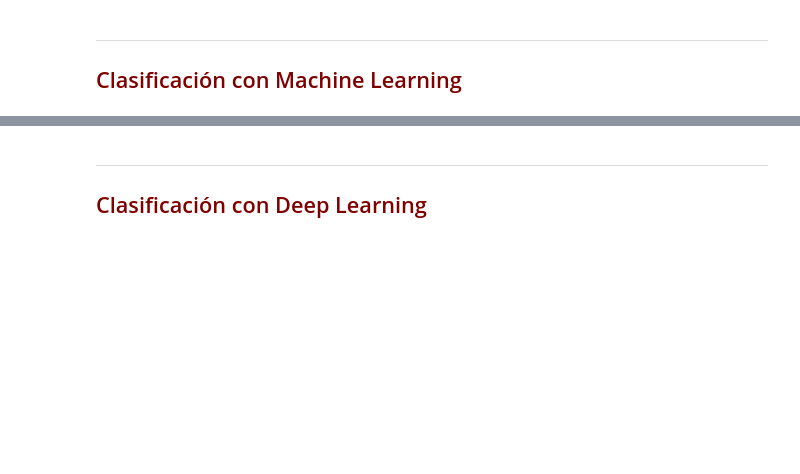
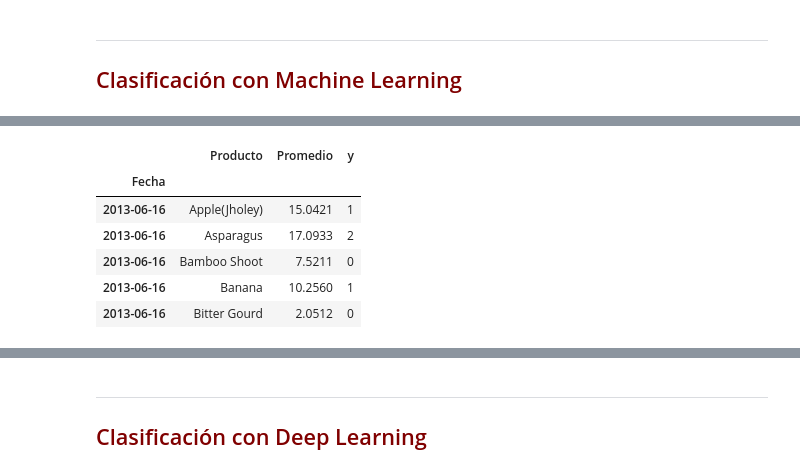
Before and after one commit to paucardenasg/Proyecto_MNLP, a Jupyter notebook: Proyecto_Final.ipynb, the cells around one changed output, grey strips where cells are left out. Cells and saved outputs as stored; diff of their text form; code cells hidden in the pictures; blank space fills up the shorter version.

```diff
--- a/Proyecto_Final.ipynb
+++ b/Proyecto_Final.ipynb
@@ -1235,0 +1261,36 @@ ___
+# %%
+# Crear listas para cada categoría nueva
+fruits = ['Apple', 'Banana', 'Fenugreek', 'Grapes', 'Lime', 'Mango', 'Papaya', 'Parseley', 'Pineapple', 'Pomegranate',
+          'Pumpkin', 'Sugarcane', 'Sweet', 'Tomato', 'Guava', 'Mombin', 'Barela', 'Lemon',  'Orange', 'Mandarin',
+          'Strawberry',  'Pear', 'Litchi', 'Kiwi', 'Tamarind', 'Kinnow', 'Water', 'Jack']
+veggies = ['Asparagus', 'Brinjal', 'Brocauli', 'Cabbage', 'Capsicum', 'Carrot', 'Cauli', 'Celery', 'Chilli',
+              'Christophine', 'Cucumber', 'Garlic', 'Lettuce', 'Mushroom', 'Onion',  'Potato', 'Spinach',
+              'Squash', 'Sugarbeet', 'Raddish', 'Maize', 'Cowpea', 'Yam', 'Knolkhol', 'Turnip', 'Red', 'Cow',
+              'Brd', 'Sword']
+others = ['Bamboo', 'Bitter', 'Bottle', 'Clive', 'Coriander', 'Cress', 'Drumstick', 'Fish',
+          'French', 'Ginger', 'Green', 'Gundruk', 'Mint', 'Mustard', 'Neuro', 'Okara', 'Pointed', 'Smooth',
+          'Snake', 'Soyabean', 'Tofu', 'Arum', 'Bakula', 'Bauhania', 'Musk', 'Sponge', 'Fennel']
+# %%
+# Agregar la clase al DataFrame
+prod_clases = []
+for product in data['Clase']:
+    if product in fruits:
+        prod_clases.append('1')
+    elif product in veggies:
+        prod_clases.append('2')
+    else:
+        prod_clases.append('0')
+
+data['y'] = prod_clases
+# %%
+# Eliminar las columnas que no importan para el problema
+data = data.drop(['Mínimo', 'Máximo', 'Clase', 'Inflacion', 'Precio_Dolar', 'Desempleo'], axis=1)
+data.head()
+# %% [output]
+|  | Producto | Promedio | y |
+| Fecha |  |  |  |
+| 2013-06-16 | Apple(Jholey) | 15.0421 | 1 |
+| 2013-06-16 | Asparagus | 17.0933 | 2 |
+| 2013-06-16 | Bamboo Shoot | 7.5211 | 0 |
+| 2013-06-16 | Banana | 10.2560 | 1 |
+| 2013-06-16 | Bitter Gourd | 2.0512 | 0 |
```
Also changed, not shown: parts of 10 cells of this notebook.
